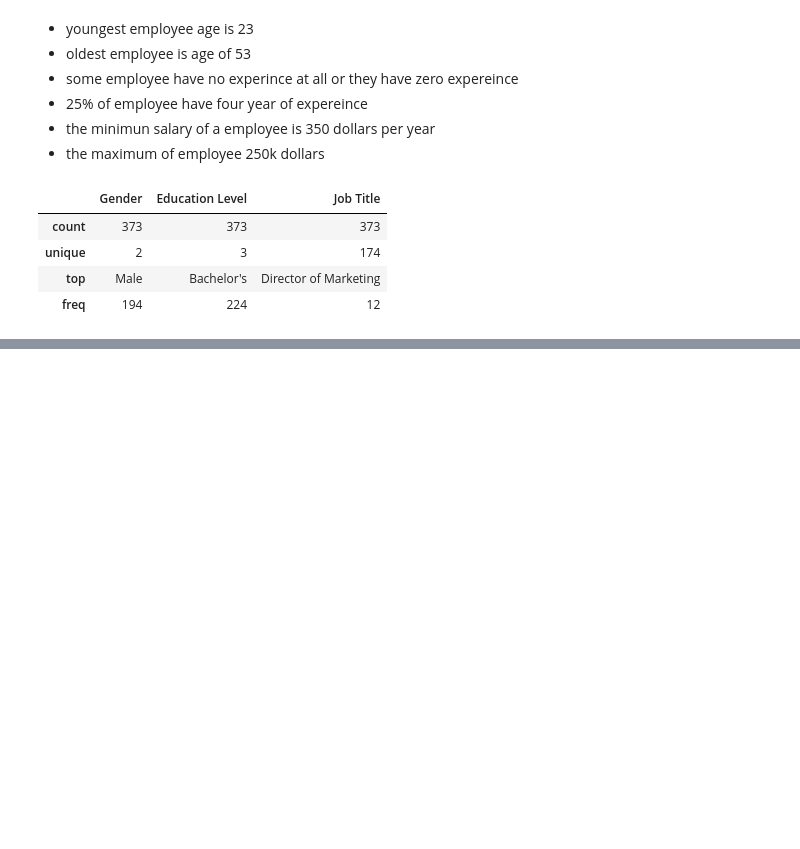
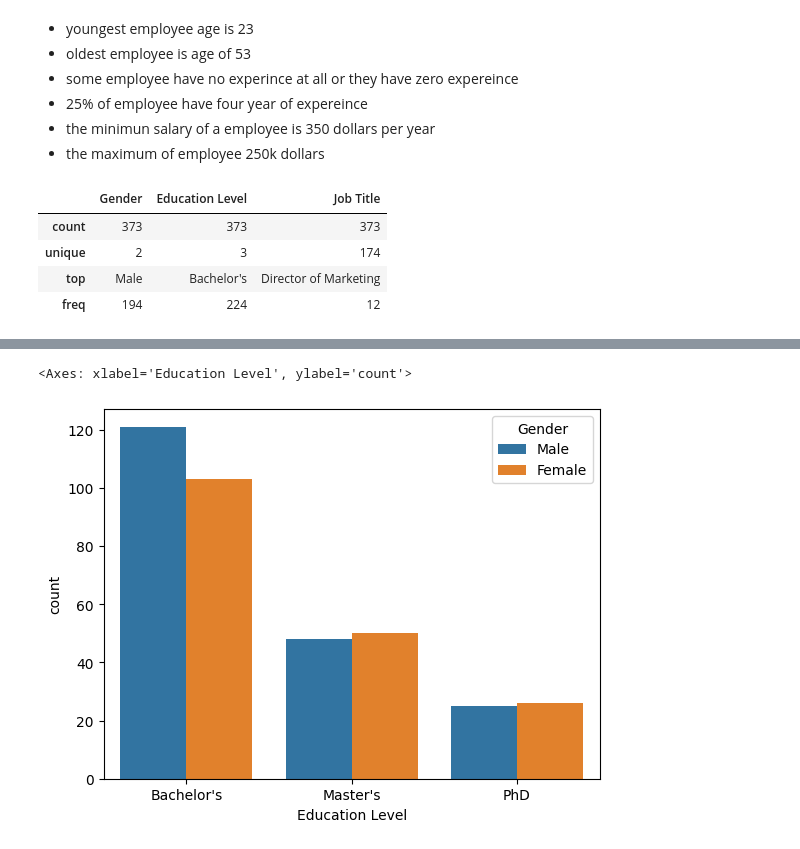
Before and after one commit to itsmepramila/Learn-Data-Science-, a Jupyter notebook: introduction to linear regression.ipynb, the cells around one changed output, grey strips where cells are left out. Drawn from its saved outputs; the diff is of its cells as text; code cells hidden in the pictures; blank space fills up the shorter version.

```diff
--- a/introduction to linear regression.ipynb
+++ b/introduction to linear regression.ipynb
@@ -151,0 +222,5 @@ sns.countplot(x=df['Education Level'])
+# %%
+sns.countplot(x=df['Education Level'], hue=df['Gender'])
+# %% [output]
+<Axes: xlabel='Education Level', ylabel='count'>
+[figure, added]
```
Also changed, not shown: parts of 37 cells of this notebook.
